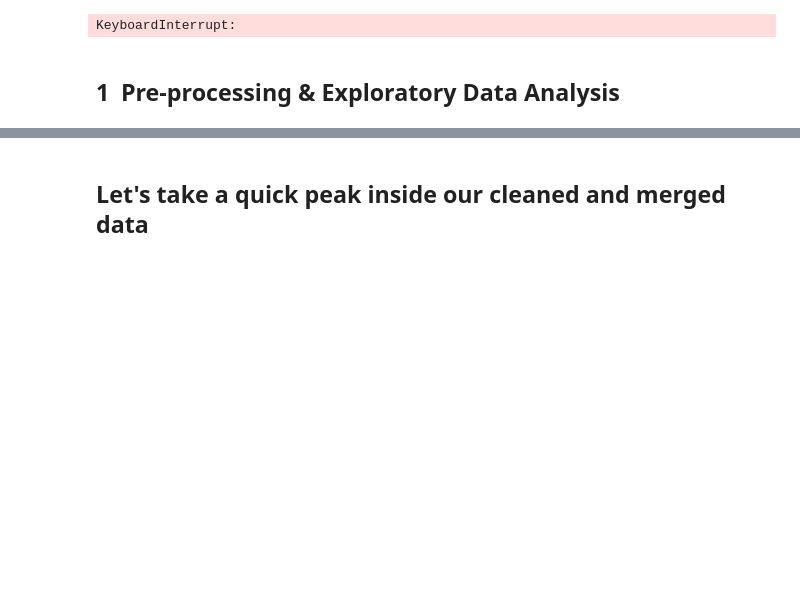
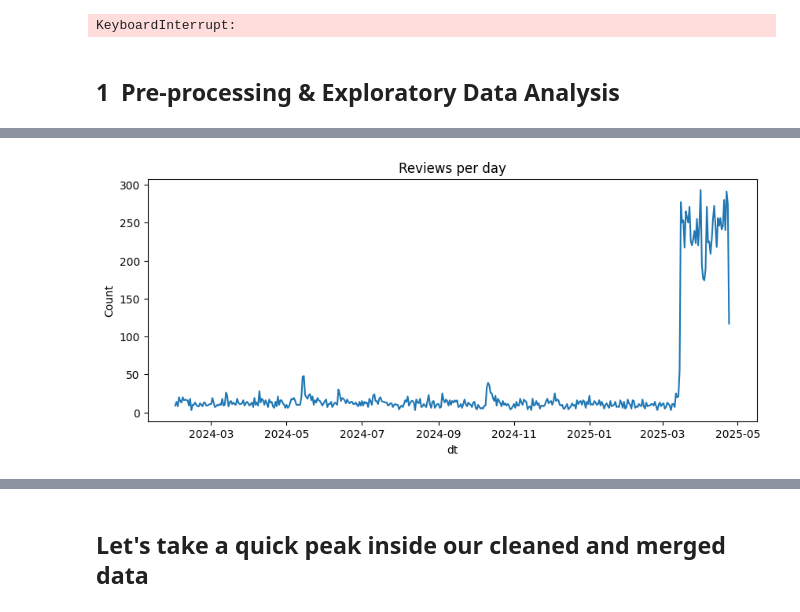
Before and after one commit to lior-benjman/DataSC-Essences, a Jupyter notebook: steam_full_pipeline.ipynb, the cells around one changed output, grey strips where cells are left out. Cells and saved outputs as stored; diff of their text form; code cells hidden in the pictures; blank space fills up the shorter version.

```diff
--- a/steam_full_pipeline.ipynb
+++ b/steam_full_pipeline.ipynb
@@ -87,3 +87,14 @@ Scraping 730
 KeyboardInterrupt:
 # %% [markdown]
 ## 1 Pre‑processing & Exploratory Data Analysis
+# %%
+import pandas as pd, matplotlib.pyplot as plt, numpy as np
+df = pd.read_csv("data/reviews.csv")
+df['dt']    = pd.to_datetime(df['unix_time'], unit='s', utc=True)
+df['len']   = df['text'].str.len()
+df = df[(df['len'] >= 8)].drop_duplicates('id') # מוריד חוות דעת ריקות ממלל
+df = df.drop_duplicates('text')
+print("Clean rows:", len(df))
+
+print(df.isnull().sum()) # בדיקה האם נשארו ערכי נאל.
+print(df.describe())
@@ -90 +124,8 @@ KeyboardInterrupt:
+# %%
+df_recent = df[df["dt"] >= "2024-02-01"] #(3 months back EDA plots)
+df_recent.groupby(df_recent["dt"].dt.date)["id"].count().plot(figsize=(10,4), title="Reviews per day")
+plt.ylabel("Count")
+plt.show()
+# %% [output]
+[figure, added]
 # %% [markdown]
```
Also changed, not shown: parts of 32 cells of this notebook, 2 other files.
